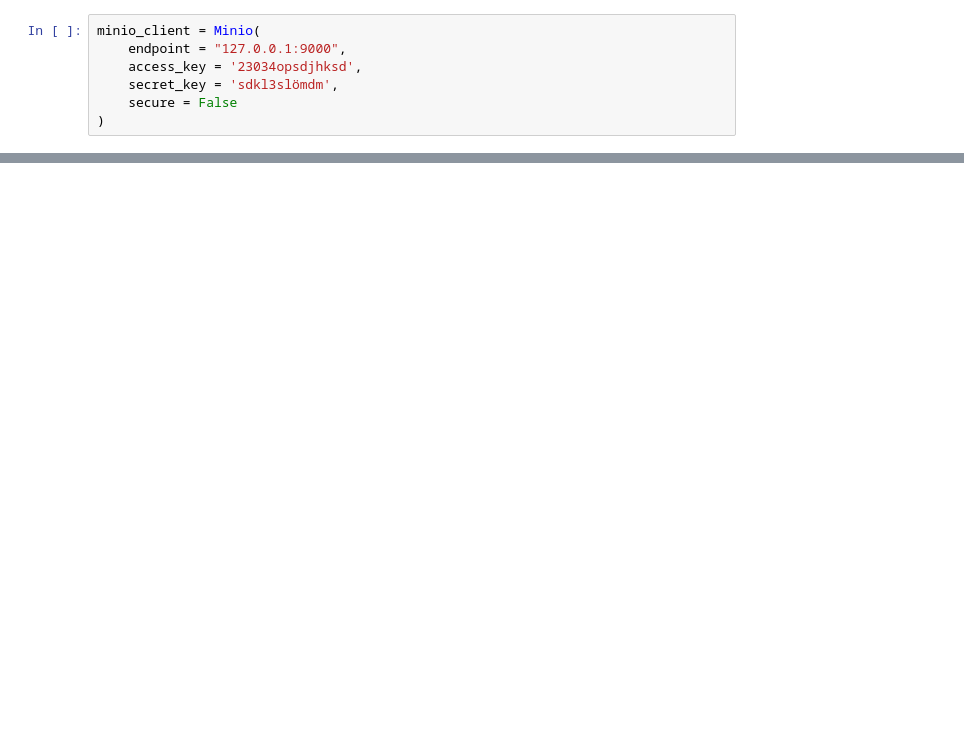
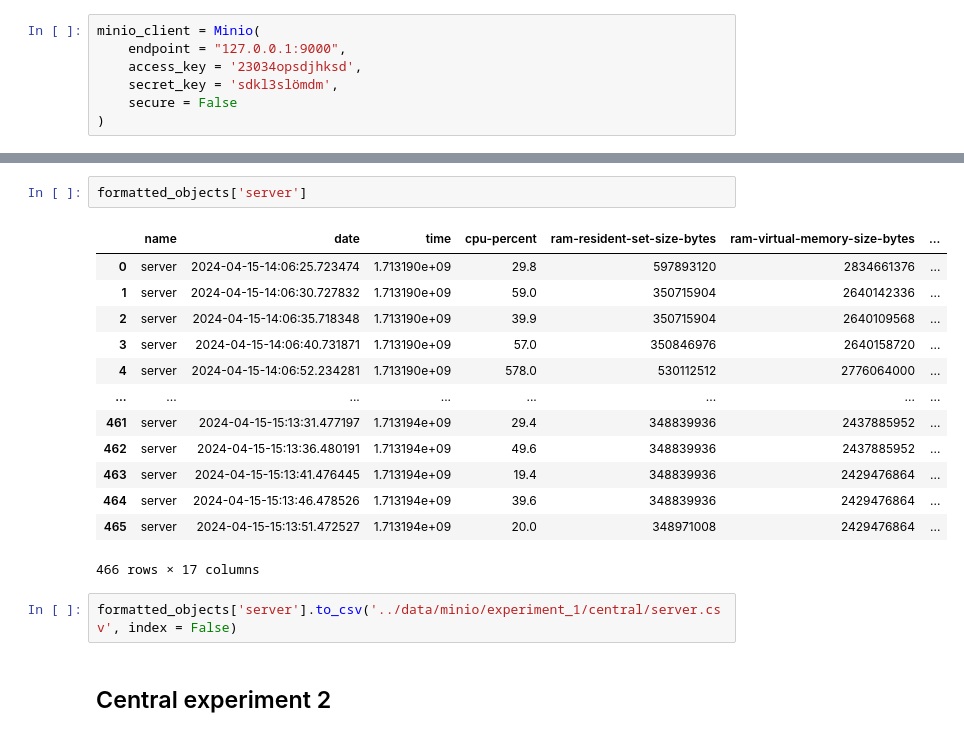
Before and after one commit to K123AsJ0k1/FFD, a Jupyter notebook: notebooks/experiments/notebooks/Research-FFD-Experiment-MinIO-Object-Parsing.ipynb, the cells around one changed output, grey strips where cells are left out. Saved outputs shown, nothing was run; the diff lists cells and outputs as text; blank space fills up the shorter version.

```diff
--- a/notebooks/experiments/notebooks/Research-FFD-Experiment-MinIO-Object-Parsing.ipynb
+++ b/notebooks/experiments/notebooks/Research-FFD-Experiment-MinIO-Object-Parsing.ipynb
@@ -234,0 +779,20 @@ create_or_update_object(
+# %%
+formatted_objects['server']
+# %% [output]
+|  | name | date | time | cpu-percent | ram-resident-set-size-bytes | ram-virtual-memory-size-bytes | ... |
+| 0 | server | 2024-04-15-14:06:25.723474 | 1.713190e+09 | 29.8 | 597893120 | 2834661376 | ... |
+| 1 | server | 2024-04-15-14:06:30.727832 | 1.713190e+09 | 59.0 | 350715904 | 2640142336 | ... |
+| 2 | server | 2024-04-15-14:06:35.718348 | 1.713190e+09 | 39.9 | 350715904 | 2640109568 | ... |
+| 3 | server | 2024-04-15-14:06:40.731871 | 1.713190e+09 | 57.0 | 350846976 | 2640158720 | ... |
+| 4 | server | 2024-04-15-14:06:52.234281 | 1.713190e+09 | 578.0 | 530112512 | 2776064000 | ... |
+| ... | ... | ... | ... | ... | ... | ... | ... |
+| 461 | server | 2024-04-15-15:13:31.477197 | 1.713194e+09 | 29.4 | 348839936 | 2437885952 | ... |
+| 462 | server | 2024-04-15-15:13:36.480191 | 1.713194e+09 | 49.6 | 348839936 | 2437885952 | ... |
+| 463 | server | 2024-04-15-15:13:41.476445 | 1.713194e+09 | 19.4 | 348839936 | 2429476864 | ... |
+| 464 | server | 2024-04-15-15:13:46.478526 | 1.713194e+09 | 39.6 | 348839936 | 2429476864 | ... |
+| 465 | server | 2024-04-15-15:13:51.472527 | 1.713194e+09 | 20.0 | 348971008 | 2429476864 | ... |
+466 rows × 17 columns
+# %%
+formatted_objects['server'].to_csv('../data/minio/experiment_1/central/server.csv', index = False)
+# %% [markdown]
+## Central experiment 2
```
Also changed, not shown: parts of 76 cells of this notebook, 1 other file.
